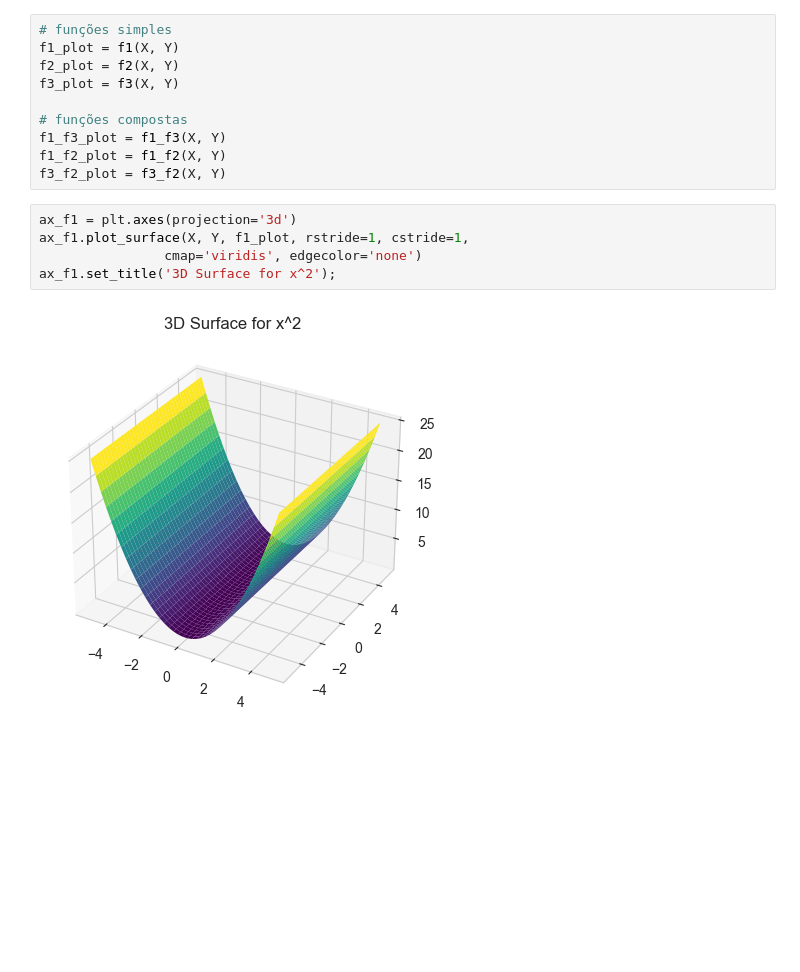
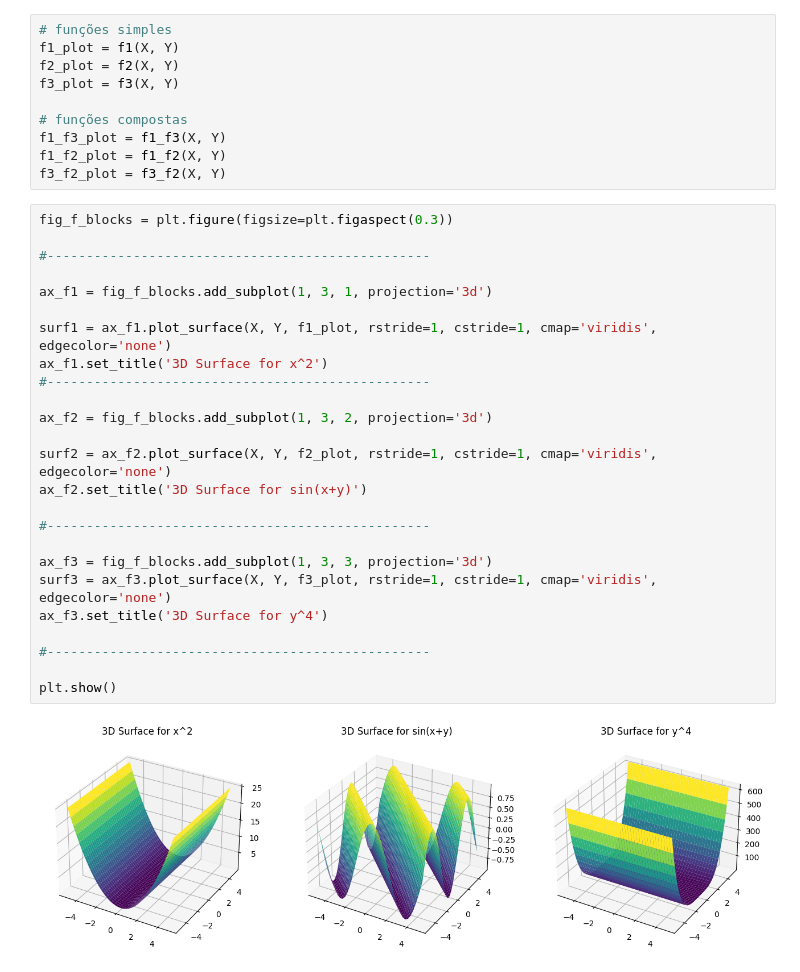
Before and after one commit to umjourje/COS360-Otimizacao-2022.2, a Jupyter notebook: Implementação de Funções e Plots.ipynb, the cells around one changed output. Drawn from its saved outputs; the diff is of its cells as text; blank space fills up the shorter version.

```diff
--- a/Implementação de Funções e Plots.ipynb
+++ b/Implementação de Funções e Plots.ipynb
@@ -52,9 +55,29 @@ f1_f3_plot = f1_f3(X, Y)
 f1_f2_plot = f1_f2(X, Y)
 f3_f2_plot = f3_f2(X, Y)
 # %%
-ax_f1 = plt.axes(projection='3d')
-ax_f1.plot_surface(X, Y, f1_plot, rstride=1, cstride=1,
-                cmap='viridis', edgecolor='none')
-ax_f1.set_title('3D Surface for x^2');
+fig_f_blocks = plt.figure(figsize=plt.figaspect(0.3))
+
+#-------------------------------------------------
+
+ax_f1 = fig_f_blocks.add_subplot(1, 3, 1, projection='3d')
+
+surf1 = ax_f1.plot_surface(X, Y, f1_plot, rstride=1, cstride=1, cmap='viridis', edgecolor='none')
+ax_f1.set_title('3D Surface for x^2')
+#-------------------------------------------------
+
+ax_f2 = fig_f_blocks.add_subplot(1, 3, 2, projection='3d')
+
+surf2 = ax_f2.plot_surface(X, Y, f2_plot, rstride=1, cstride=1, cmap='viridis', edgecolor='none')
+ax_f2.set_title('3D Surface for sin(x+y)')
+
+#-------------------------------------------------
+
+ax_f3 = fig_f_blocks.add_subplot(1, 3, 3, projection='3d')
+surf3 = ax_f3.plot_surface(X, Y, f3_plot, rstride=1, cstride=1, cmap='viridis', edgecolor='none')
+ax_f3.set_title('3D Surface for y^4')
+
+#-------------------------------------------------
+
+plt.show()
 # %% [output]
-[figure, old version]
+[figure, new version]
```
Also changed, not shown: parts of 45 cells of this notebook.
